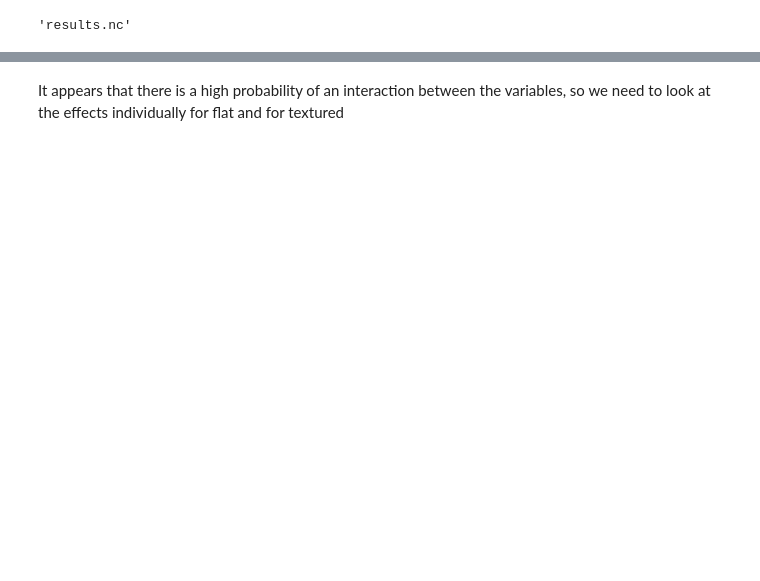
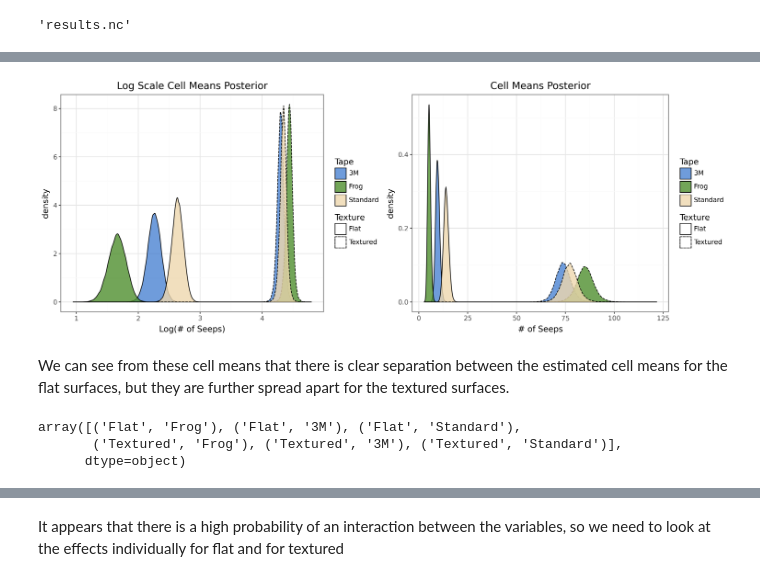
Before and after one commit to quintbro/masking-tape-analysis, a Jupyter notebook: masking_tape_analysis.ipynb, the cells around one changed output, grey strips where cells are left out. Saved outputs shown, nothing was run; the diff lists cells and outputs as text; code cells hidden in the pictures; blank space fills up the shorter version.

```diff
--- a/masking_tape_analysis.ipynb
+++ b/masking_tape_analysis.ipynb
@@ -184,3 +205,45 @@ array([('Frog', 'Flat'), ('Frog', 'Textured'), ('3M', 'Flat'),
       dtype=object)
+# %%
+col_names = [i + ":" + j for i, j in flat_means.cell.values]
+
+means_df = pd.DataFrame(flat_means, columns=col_names) \
+    .melt(var_name="Treatment", value_name="mean")
+# %%
+means_df[['Texture', 'Tape']] = means_df["Treatment"] \
+    .str \
+    .extractall(r"([1-9a-zA-Z]+):([1-9a-zA-Z]+)") \
+    .reset_index(drop=True)
+# %%
+log_scale = ggplot(means_df) \
++ geom_density(aes(x = "mean", fill = "Tape", linetype = "Texture"),
+               alpha = 0.8) \
++ scale_fill_manual(values = ['#4b83d2','#4f8f2e',  '#EED8AE']) \
++ labs(
+    title = "Log Scale Cell Means Posterior",
+    x = "Log(# of Seeps)"
+)
+
+original_scale = ggplot(means_df) \
++ geom_density(aes(x = "np.exp(mean)", fill = "Tape", linetype = "Texture"),
+               alpha = 0.8) \
++ scale_fill_manual(values = ['#4b83d2','#4f8f2e',  '#EED8AE']) \
++ labs(
+    title = "Cell Means Posterior",
+    x = "# of Seeps"
+)
+
+grid = PGrid({"log" : log_scale,
+              "orig" : original_scale})
+grid.quilt("log + orig", size = (1500, 2000))
+# %% [output]
+[figure, added]
+# %% [markdown]
+We can see from these cell means that there is clear separation between the estimated cell means for the flat surfaces, but they are further spread apart for the textured surfaces.
+# %%
+flat_means.cell.values
+# %% [output]
+array([('Flat', 'Frog'), ('Flat', '3M'), ('Flat', 'Standard'),
+       ('Textured', 'Frog'), ('Textured', '3M'), ('Textured', 'Standard')],
+      dtype=object)
 # %%
 # Define Contrast Matrix
```
Also changed, not shown: parts of 32 cells of this notebook.
